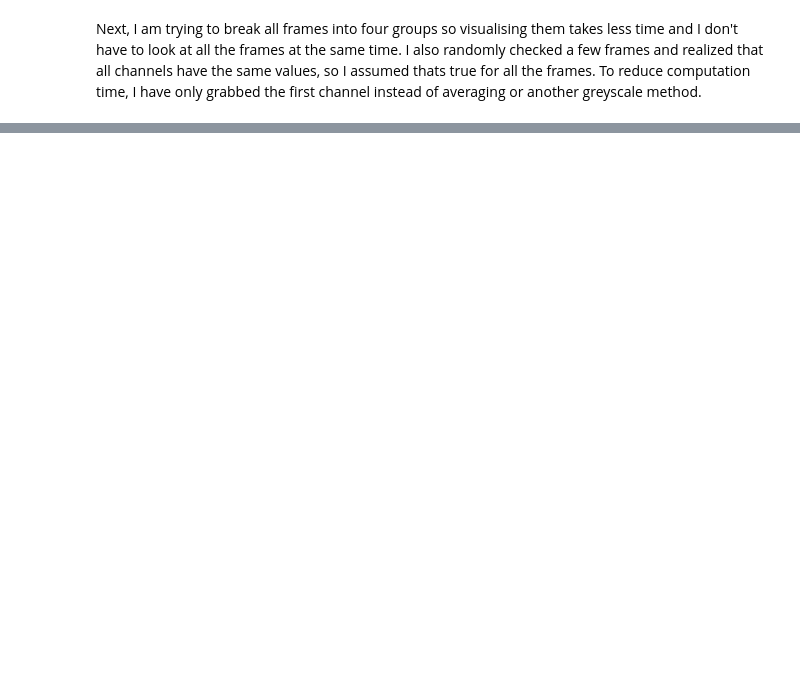
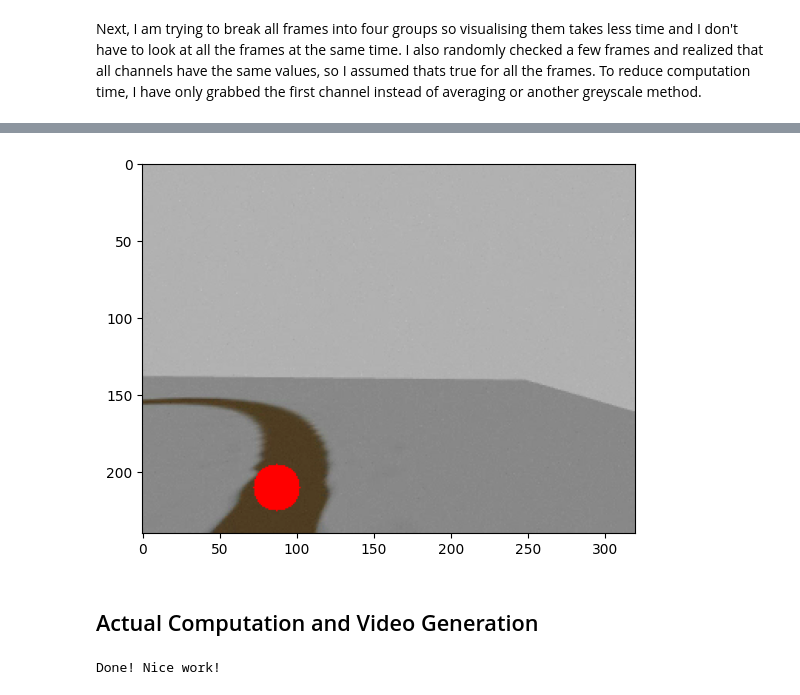
Before and after one commit to mmshakourig/ENPH353_LAB2, a Jupyter notebook: Lab2.ipynb, the cells around one changed output, grey strips where cells are left out. Drawn from its saved outputs; the diff is of its cells as text; code cells hidden in the pictures; blank space fills up the shorter version.

```diff
--- a/Lab2.ipynb
+++ b/Lab2.ipynb
@@ -69,35 +112,41 @@ plt.show()
 # %%
-frB = frames_array[163,:,:,1] < 90
-fr = frames_array[163,:,:,:]
+plt.imshow(frames[163,:,:,:])
+frB = frames[163,:,:,1] < 90
+fr = frames[163,:,:,:]
 
 frBN = frB.astype(int)
 regions = m.regionprops(frBN)
 regions.sort(key=lambda x: x.area, reverse=True)
 roadCntr = regions[0].centroid
 newframe = cv.circle(fr, (int(roadCntr[1]), int(roadCntr[0])+10), 15, (255,0,0), -1)
-plt.imshow(newframe, cmap='gray')
+# plt.imshow(newframe, cmap='gray')
+# %% [output]
+[figure, added]
+# %% [markdown]
+## Actual Computation and Video Generation
 # %%
-testingfrs = frames_array[0:12,:,:,:]
-
-fig, axs = plt.subplots(3, 4, figsize=(20,10), subplot_kw={'xticks':[], 'yticks':[]})
-# plt.subplots_adjust(left=0, right=0.01, top=0.01, bottom=0)
+# initialize the video writer object
+vidWriter = cv.VideoWriter('C:/MohammadMahdi/University/Third Yr/ENPH 353/Labs/ENPH353_LAB2/processed_video.mp4',
+                           cv.VideoWriter_fourcc(*'MP4V'), fps, size)
 
 prevCenter = (0,0)
-for ax, fr in zip(axs.flat, testingfrs):
-    frBN = fr[:,:,1] < 90
-    frBN = frBN.astype(int)
-    regions = m.regionprops(frBN)
-    regions.sort(key=lambda x: x.area, reverse=True)
-    try:
-        roadCntr = regions[0].centroid
-        prevCenter = roadCntr
-    except:
-        roadCntr = prevCenter
+for fr in frames:
+  frBN = fr[:,:,1] < 90
+  frBN = frBN.astype(int)
+  regions = m.regionprops(frBN)
+  regions.sort(key=lambda x: x.area, reverse=True)
+  try:
+    roadCntr = regions[0].centroid
+    prevCenter = roadCntr
+  except:
+    roadCntr = prevCenter
 
+  newframe = cv.circle(fr, (int(roadCntr[1]), int(roadCntr[0])+10), 15, (0,0,255), -1)
 
+  vidWriter.write(newframe)
 
+vidWriter.release()
 
-    ax.imshow(frBN, cmap='gray')
-    ax.plot(roadCntr[1], roadCntr[0], 'ro', markersize=5)
-
-plt.show()
+print("Done! Nice work!")
+# %% [output]
+Done! Nice work!
```
Also changed, not shown: parts of 6 cells of this notebook, 1 other file.
